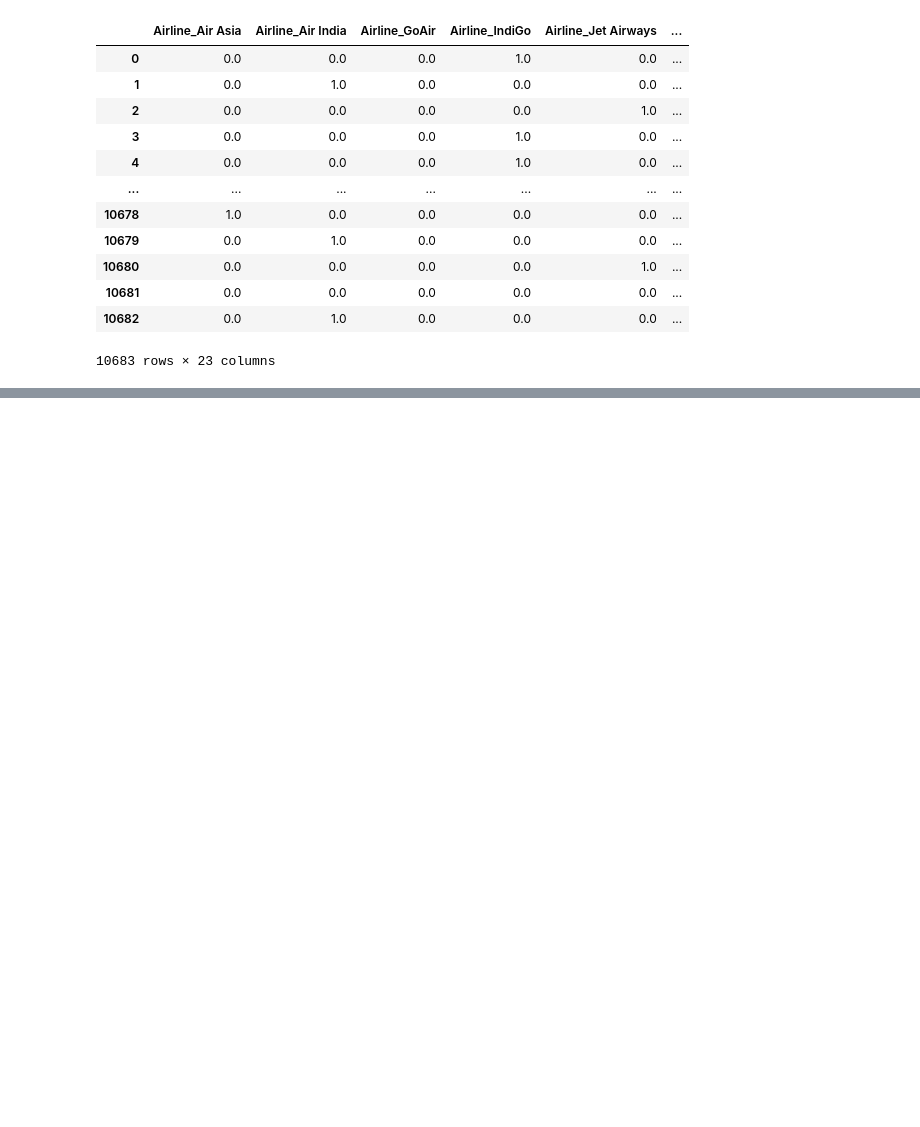
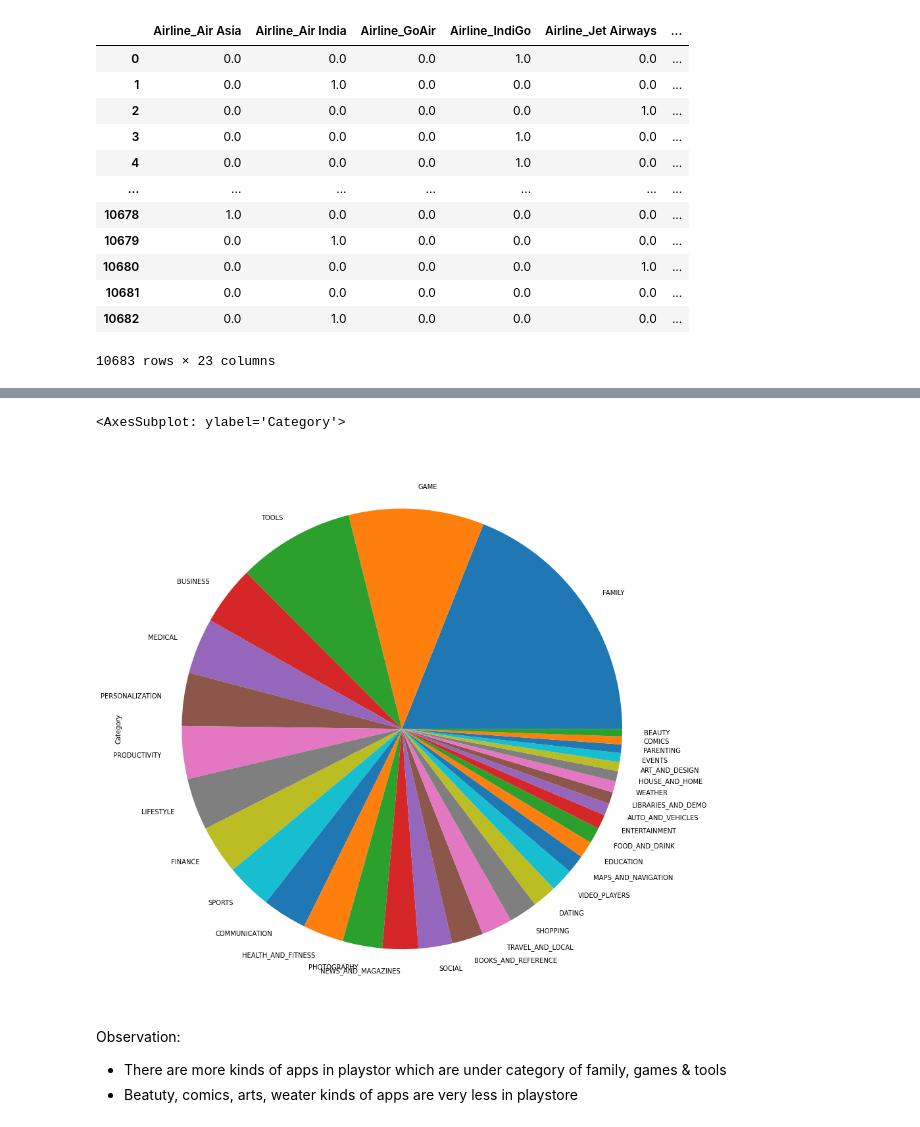
Before and after one commit to hari-r-v/PW_SKILLS, a Jupyter notebook: Data_science/EDA/EDA.ipynb, the cells around one changed output, grey strips where cells are left out. Drawn from its saved outputs; the diff is of its cells as text; code cells hidden in the pictures; blank space fills up the shorter version.

```diff
--- a/Data_science/EDA/EDA.ipynb
+++ b/Data_science/EDA/EDA.ipynb
@@ -717,0 +986,2 @@ pd.DataFrame(encoder.fit_transform(df[['Airline','Source','Destination']]).toarr
+# %%
+df_copy['Installs'] =df_copy['Installs'].astype(int)
@@ -717,0 +1165,9 @@ pd.DataFrame(encoder.fit_transform(df[['Airline','Source','Destination']]).toarr
+# %%
+df_copy['Category'].value_counts().plot.pie(y=df['Category'],figsize=(15,16))
+# %% [output]
+<AxesSubplot: ylabel='Category'>
+[figure, added]
+# %% [markdown]
+Observation:
+- There are more kinds of apps in playstor which are under category of family, games & tools
+- Beatuty, comics, arts, weater kinds of apps are very less in playstore
```
Also changed, not shown: parts of 56 cells of this notebook, 1 other file.
